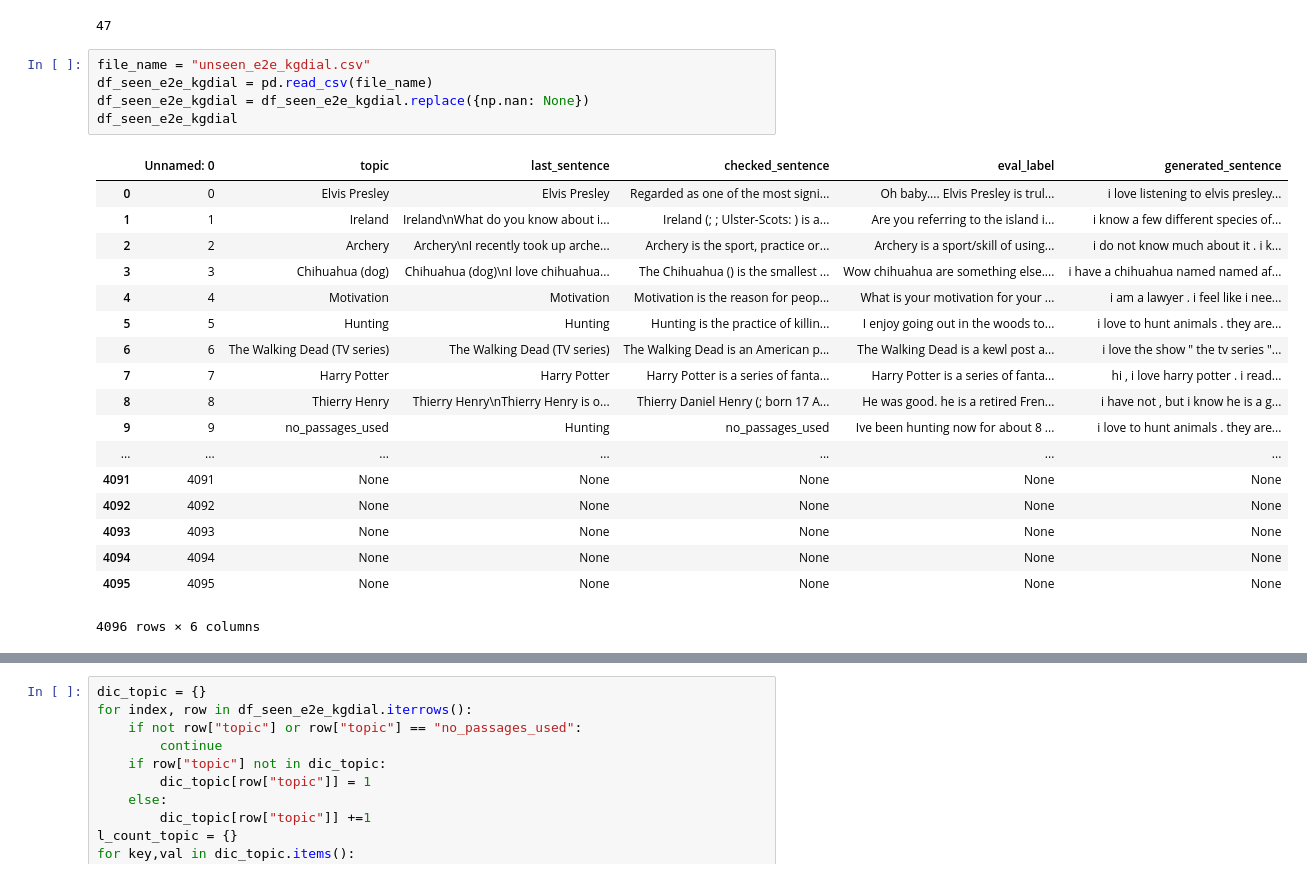
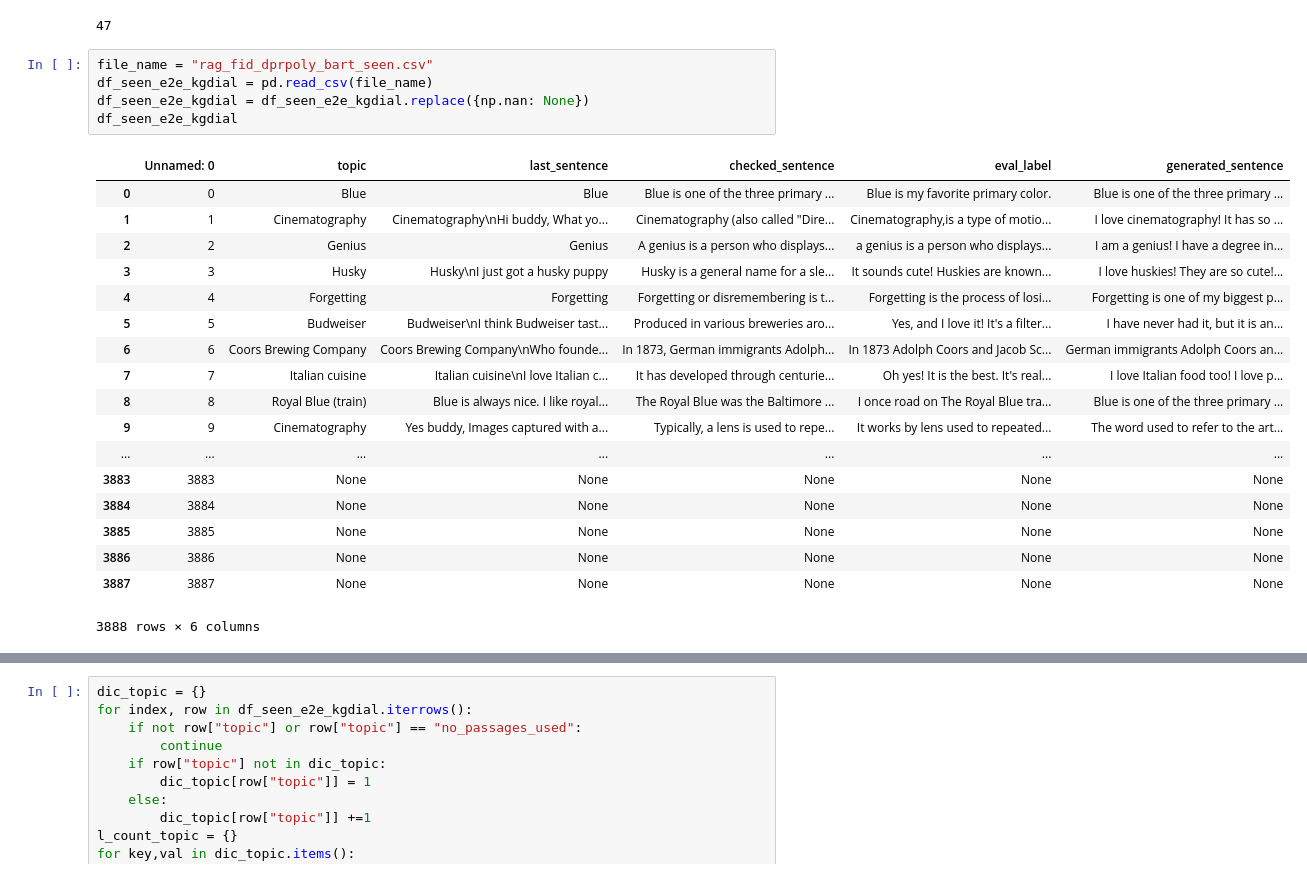
Before and after one commit to yooli23/doc_ground_gen, a Jupyter notebook: analysis/analysis.ipynb, the cells around one changed output, grey strips where cells are left out. Cells and saved outputs as stored; diff of their text form.

```diff
--- a/analysis/analysis.ipynb
+++ b/analysis/analysis.ipynb
@@ -13,29 +13,29 @@ fuzz.partial_ratio("ab cd efg", "efg cd ab")
 # %% [output]
 47
 # %%
-file_name = "unseen_e2e_kgdial.csv"
+file_name = "rag_fid_dprpoly_bart_seen.csv"
 df_seen_e2e_kgdial = pd.read_csv(file_name)
 df_seen_e2e_kgdial = df_seen_e2e_kgdial.replace({np.nan: None})
 df_seen_e2e_kgdial
 # %% [output]
 |  | Unnamed: 0 | topic | last_sentence | checked_sentence | eval_label | generated_sentence |
-| 0 | 0 | Elvis Presley | Elvis Presley | Regarded as one of the most signi... | Oh baby.... Elvis Presley is trul... | i love listening to elvis presley... |
-| 1 | 1 | Ireland | Ireland\nWhat do you know about i... | Ireland (; ; Ulster-Scots: ) is a... | Are you referring to the island i... | i know a few different species of... |
-| 2 | 2 | Archery | Archery\nI recently took up arche... | Archery is the sport, practice or... | Archery is a sport/skill of using... | i do not know much about it . i k... |
-| 3 | 3 | Chihuahua (dog) | Chihuahua (dog)\nI love chihuahua... | The Chihuahua () is the smallest ... | Wow chihuahua are something else.... | i have a chihuahua named named af... |
-| 4 | 4 | Motivation | Motivation | Motivation is the reason for peop... | What is your motivation for your ... | i am a lawyer . i feel like i nee... |
-| 5 | 5 | Hunting | Hunting | Hunting is the practice of killin... | I enjoy going out in the woods to... | i love to hunt animals . they are... |
-| 6 | 6 | The Walking Dead (TV series) | The Walking Dead (TV series) | The Walking Dead is an American p... | The Walking Dead is a kewl post a... | i love the show " the tv series "... |
-| 7 | 7 | Harry Potter | Harry Potter | Harry Potter is a series of fanta... | Harry Potter is a series of fanta... | hi , i love harry potter . i read... |
-| 8 | 8 | Thierry Henry | Thierry Henry\nThierry Henry is o... | Thierry Daniel Henry (; born 17 A... | He was good. he is a retired Fren... | i have not , but i know he is a g... |
-| 9 | 9 | no_passages_used | Hunting | no_passages_used | Ive been hunting now for about 8 ... | i love to hunt animals . they are... |
+| 0 | 0 | Blue | Blue | Blue is one of the three primary ... | Blue is my favorite primary color. | Blue is one of the three primary ... |
+| 1 | 1 | Cinematography | Cinematography\nHi buddy, What yo... | Cinematography (also called "Dire... | Cinematography,is a type of motio... | I love cinematography! It has so ... |
+| 2 | 2 | Genius | Genius | A genius is a person who displays... | a genius is a person who displays... | I am a genius! I have a degree in... |
+| 3 | 3 | Husky | Husky\nI just got a husky puppy | Husky is a general name for a sle... | It sounds cute! Huskies are known... | I love huskies! They are so cute!... |
+| 4 | 4 | Forgetting | Forgetting | Forgetting or disremembering is t... | Forgetting is the process of losi... | Forgetting is one of my biggest p... |
+| 5 | 5 | Budweiser | Budweiser\nI think Budweiser tast... | Produced in various breweries aro... | Yes, and I love it! It's a filter... | I have never had it, but it is an... |
+| 6 | 6 | Coors Brewing Company | Coors Brewing Company\nWho founde... | In 1873, German immigrants Adolph... | In 1873 Adolph Coors and Jacob Sc... | German immigrants Adolph Coors an... |
+| 7 | 7 | Italian cuisine | Italian cuisine\nI love Italian c... | It has developed through centurie... | Oh yes! It is the best. It's real... | I love Italian food too! I love p... |
+| 8 | 8 | Royal Blue (train) | Blue is always nice. I like royal... | The Royal Blue was the Baltimore ... | I once road on The Royal Blue tra... | Blue is one of the three primary ... |
+| 9 | 9 | Cinematography | Yes buddy, Images captured with a... | Typically, a lens is used to repe... | It works by lens used to repeated... | The word used to refer to the art... |
 | ... | ... | ... | ... | ... | ... | ... |
-| 4091 | 4091 | None | None | None | None | None |
-| 4092 | 4092 | None | None | None | None | None |
-| 4093 | 4093 | None | None | None | None | None |
-| 4094 | 4094 | None | None | None | None | None |
-| 4095 | 4095 | None | None | None | None | None |
+| 3883 | 3883 | None | None | None | None | None |
+| 3884 | 3884 | None | None | None | None | None |
+| 3885 | 3885 | None | None | None | None | None |
+| 3886 | 3886 | None | None | None | None | None |
+| 3887 | 3887 | None | None | None | None | None |
-4096 rows × 6 columns
+3888 rows × 6 columns
 # %%
 l_ratio_checked_label = []
 l_ratio_checked_generated = []
```
Also changed, not shown: parts of 10 cells of this notebook, 2 other files.
